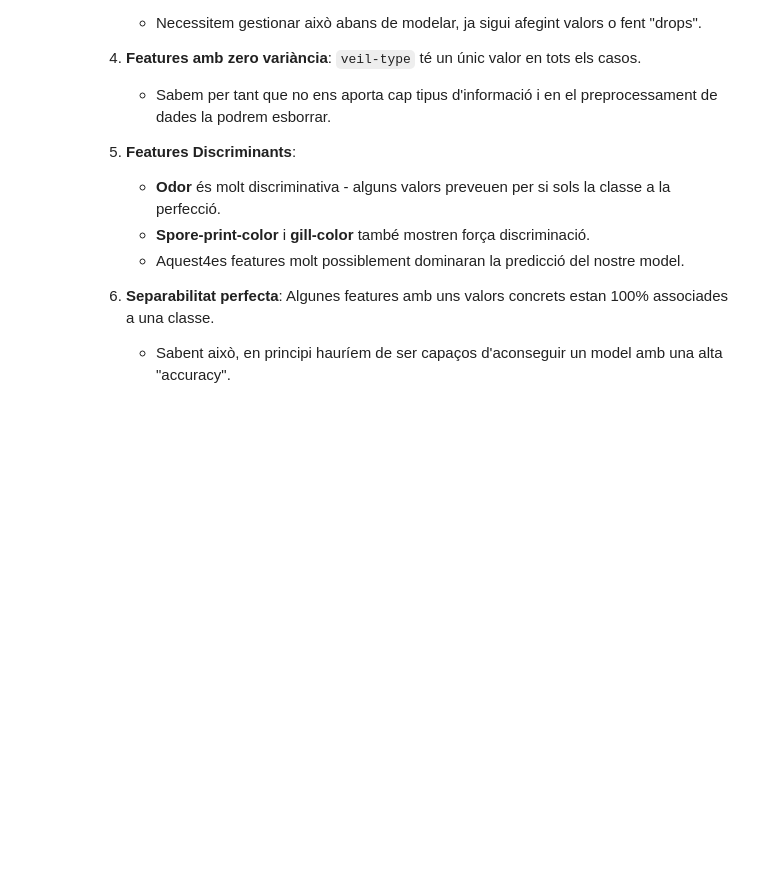
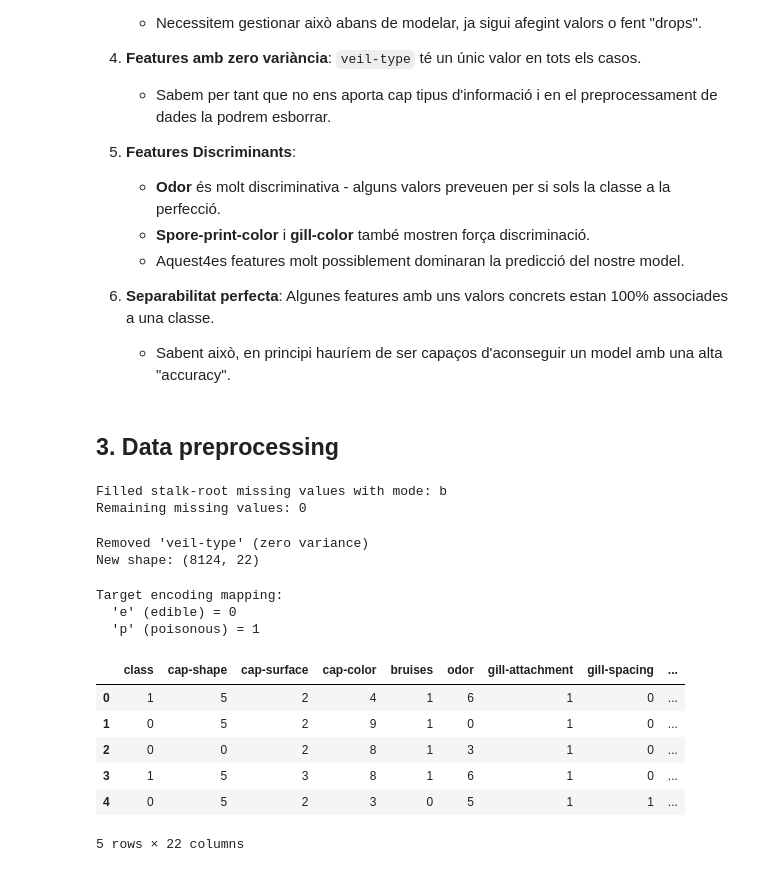
Before and after one commit to leonhrt/cas-kaggle, a Jupyter notebook: cas_kaggle_mushroom_classification.ipynb, the cells around one changed output. Saved outputs shown, nothing was run; the diff lists cells and outputs as text; code cells hidden in the pictures; blank space fills up the shorter version.

```diff
--- a/cas_kaggle_mushroom_classification.ipynb
+++ b/cas_kaggle_mushroom_classification.ipynb
@@ -208,3 +208,55 @@ y         0   576   576
 
 6. **Separabilitat perfecta**: Algunes features amb uns valors concrets estan 100% associades a una classe.
    - Sabent això, en principi hauríem de ser capaços d'aconseguir un model amb una alta "accuracy".
+# %% [markdown]
+## 3. Data preprocessing
+# %%
+# Handle missing values
+df_clean = df.replace('?', np.nan)
+
+for col in df_clean.columns:
+    if df_clean[col].isnull().sum() > 0:
+        mode_value = df_clean[col].mode()[0]
+        df_clean[col] = df_clean[col].fillna(mode_value)
+        print(f"Filled {col} missing values with mode: {mode_value}")
+
+print(f"Remaining missing values: {df_clean.isnull().sum().sum()}")
+# %% [output]
+Filled stalk-root missing values with mode: b
+Remaining missing values: 0
+# %%
+# Remove zero-variance features
+df_clean = df_clean.drop('veil-type', axis=1)
+print(f"Removed 'veil-type' (zero variance)")
+print(f"New shape: {df_clean.shape}")
+# %% [output]
+Removed 'veil-type' (zero variance)
+New shape: (8124, 22)
+# %%
+# Encode categorical variables using LabelEncoder
+from sklearn.preprocessing import LabelEncoder
+
+df_encoded = df_clean.copy()
+label_encoders = {}
+
+for col in df_encoded.columns:
+    le = LabelEncoder()
+    df_encoded[col] = le.fit_transform(df_encoded[col])
+    label_encoders[col] = le
+
+print(f"\nTarget encoding mapping:")
+print(f"  'e' (edible) = {label_encoders['class'].transform(['e'])[0]}")
+print(f"  'p' (poisonous) = {label_encoders['class'].transform(['p'])[0]}")
+
+df_encoded.head()
+# %% [output]
+Target encoding mapping:
+  'e' (edible) = 0
+  'p' (poisonous) = 1
+|  | class | cap-shape | cap-surface | cap-color | bruises | odor | gill-attachment | gill-spacing | ... |
+| 0 | 1 | 5 | 2 | 4 | 1 | 6 | 1 | 0 | ... |
+| 1 | 0 | 5 | 2 | 9 | 1 | 0 | 1 | 0 | ... |
+| 2 | 0 | 0 | 2 | 8 | 1 | 3 | 1 | 0 | ... |
+| 3 | 1 | 5 | 3 | 8 | 1 | 6 | 1 | 0 | ... |
+| 4 | 0 | 5 | 2 | 3 | 0 | 5 | 1 | 1 | ... |
+5 rows × 22 columns
```
Also changed, not shown: parts of 4 cells of this notebook.
